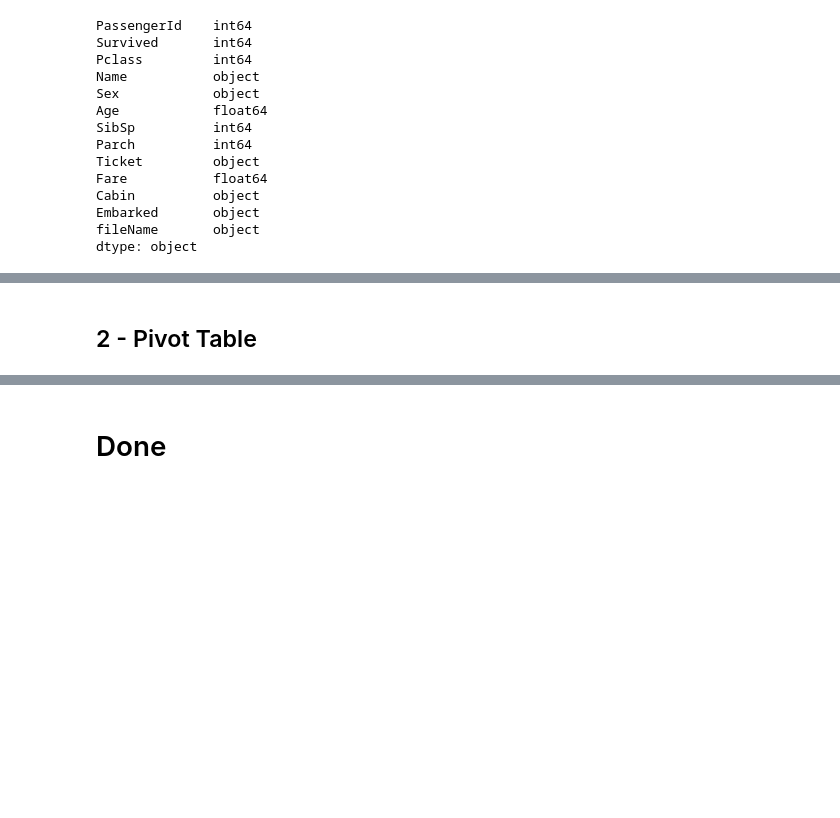
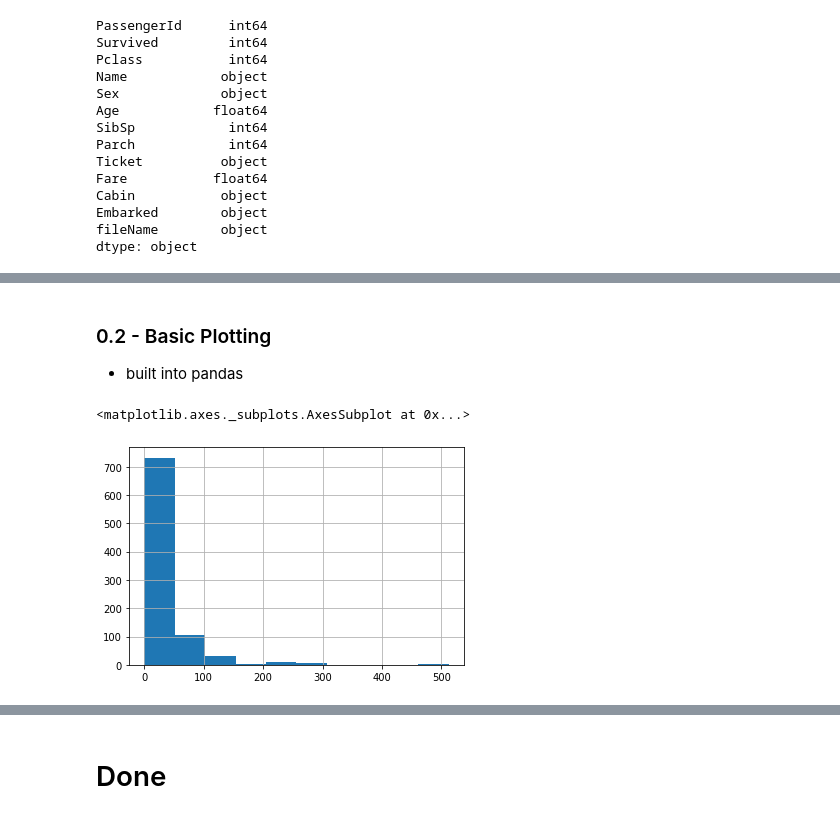
Before and after one commit to kellington/Notebooks, a Jupyter notebook: Initial Data Analysis.ipynb, the cells around one changed output, grey strips where cells are left out. Saved outputs shown, nothing was run; the diff lists cells and outputs as text; code cells hidden in the pictures; blank space fills up the shorter version.

```diff
--- a/Initial Data Analysis.ipynb
+++ b/Initial Data Analysis.ipynb
@@ -39 +104,5 @@ import boto3
+# %%
+# simplest - just from a csv local
+local1 = './data/titanic/train.csv'
+df = pd.read_csv(local1)
 # %%
@@ -62,8 +137,7 @@ df = pd.read_csv(downloadFolder + local1, header=0, sep=',', quotechar='"', enco
 # %%
 # Or just direct from HTTPS source ...
-#url="https://raw.githubusercontent.com/cs109/2014_data/master/countries.csv"
-url='https://storage.googleapis.com/kaggle-competitions-data/kaggle/3136/train.csv?GoogleAccessId=web-data@kaggle-161607.iam.gserviceaccount.com&Expires=1569957816&Signature=TlH3b%2Bxvu7gzUkSkmVjUda0fAOzzap52wsv5GbK5gOrOwnF%2FAnYF3zp16Jp0EECfBgAGC3aMaxmR1R8hF8XPCOOsq3hep2aMbWIyjJU1QN0qlcPLQQhNWlJwCPFneQ%2BrgjdvKtgHoVEIwobK2tSFSM7ndL1bVqe3awhPp2f0SSfo40uRf9eIjl4x9fB%2BXK2Agvp9wTOR1DrJYiCV3kIakzs5N8bQMi%2BU0de7cM0HzaYXehned1i42tgGDeTyRQTgYdQWT8jCdW6jfhChQamVw2x10jFRqsJ2AuW471TXYkLfvcWEmPhqwnAcKiTwfkZBzgvt66lqacxzKE0VQPobFw%3D%3D'
-local1 = "file1.csv"
-
-df=pd.read_csv(url)
+url = None  # "https://raw.githubusercontent.com/cs109/2014_data/master/countries.csv"
+local1 = 'countries.csv'  # just for documentation
+if url:
+    df=pd.read_csv(url)
 # %% [markdown]
@@ -76,0 +155,4 @@ pd.set_option('mode.chained_assignment', None) # disable the SettingwithCopyWarn
+# %%
+# see the default pandas charts in notebook
+%matplotlib inline
+matplotlib.rcParams['figure.figsize'] = (12,8)
@@ -144,2 +309,8 @@ df_summary
-# %% [markdown]
-## 2 - Pivot Table
+# %% [markdown]
+### 0.2 - Basic Plotting
+- built into pandas
+# %%
+df['Fare'].hist()
+# %% [output]
+<matplotlib.axes._subplots.AxesSubplot at 0x...>
+[figure, added]
```
Also changed, not shown: parts of 59 cells of this notebook, 34 other files.
